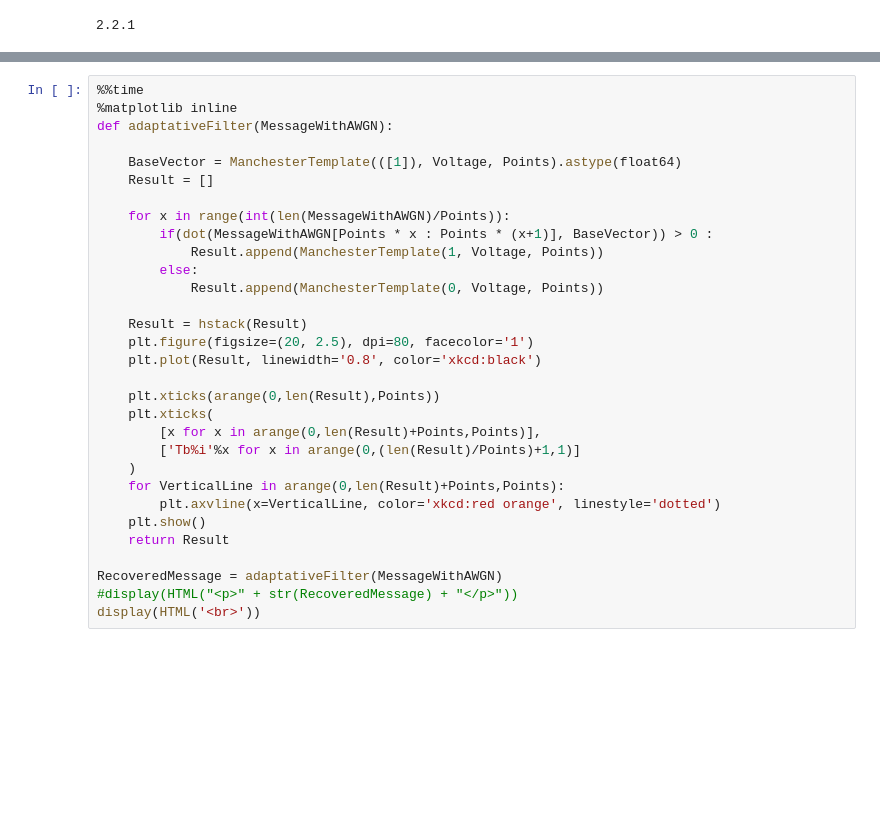
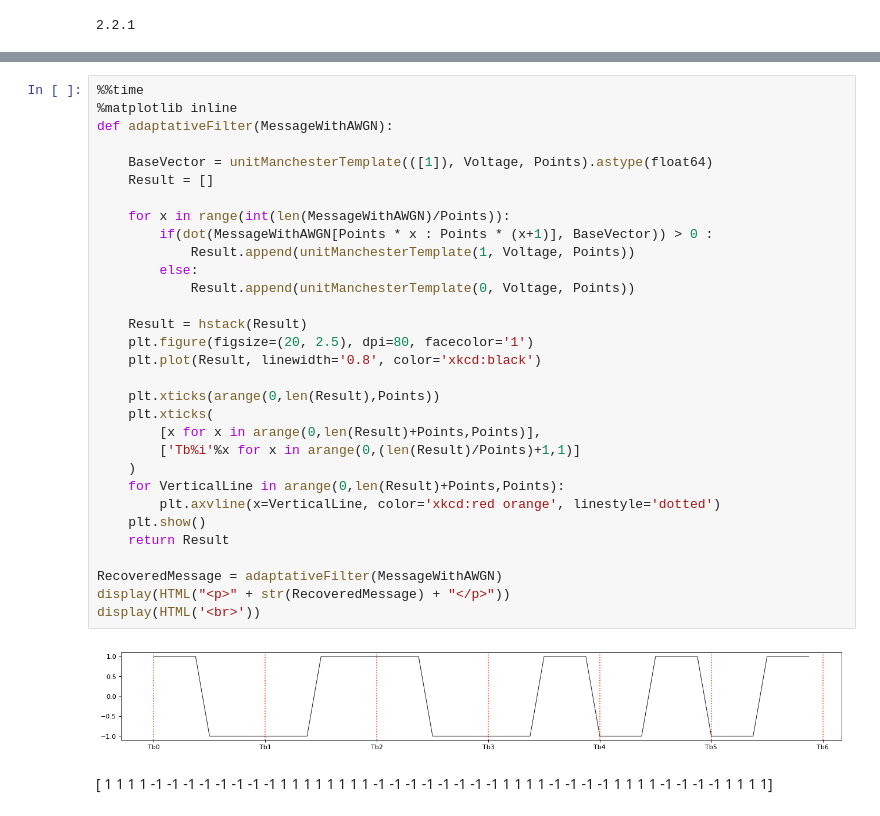
Before and after one commit to pedroamarocosta/CPSTP3, a Jupyter notebook: CPS+TP3.ipynb, the cells around one changed output, grey strips where cells are left out. Saved outputs shown, nothing was run; the diff lists cells and outputs as text; blank space fills up the shorter version.

```diff
--- a/CPS+TP3.ipynb
+++ b/CPS+TP3.ipynb
@@ -280,31 +284,34 @@ display(HTML('<br>'))
 # %%
 %%time
 %matplotlib inline
 def adaptativeFilter(MessageWithAWGN):
 
-    BaseVector = ManchesterTemplate(([1]), Voltage, Points).astype(float64)
+    BaseVector = unitManchesterTemplate(([1]), Voltage, Points).astype(float64)
     Result = []
 
     for x in range(int(len(MessageWithAWGN)/Points)):
         if(dot(MessageWithAWGN[Points * x : Points * (x+1)], BaseVector)) > 0 :
-            Result.append(ManchesterTemplate(1, Voltage, Points))
+            Result.append(unitManchesterTemplate(1, Voltage, Points))
         else:
-            Result.append(ManchesterTemplate(0, Voltage, Points))
+            Result.append(unitManchesterTemplate(0, Voltage, Points))
 
     Result = hstack(Result)
     plt.figure(figsize=(20, 2.5), dpi=80, facecolor='1')
     plt.plot(Result, linewidth='0.8', color='xkcd:black')
 
     plt.xticks(arange(0,len(Result),Points))
     plt.xticks(
         [x for x in arange(0,len(Result)+Points,Points)],
         ['Tb%i'%x for x in arange(0,(len(Result)/Points)+1,1)]
     )
     for VerticalLine in arange(0,len(Result)+Points,Points):
         plt.axvline(x=VerticalLine, color='xkcd:red orange', linestyle='dotted')
     plt.show()
     return Result
 
 RecoveredMessage = adaptativeFilter(MessageWithAWGN)
-#display(HTML("<p>" + str(RecoveredMessage) + "</p>"))
+display(HTML("<p>" + str(RecoveredMessage) + "</p>"))
 display(HTML('<br>'))
+# %% [output]
+[figure, added]
+[ 1 1 1 1 -1 -1 -1 -1 -1 -1 -1 -1 1 1 1 1 1 1 1 1 -1 -1 -1 -1 -1 -1 -1 -1 1 1 1 1 -1 -1 -1 -1 1 1 1 1 -1 -1 -1 -1 1 1 1 1]
```
Also changed, not shown: parts of 5 cells of this notebook.
